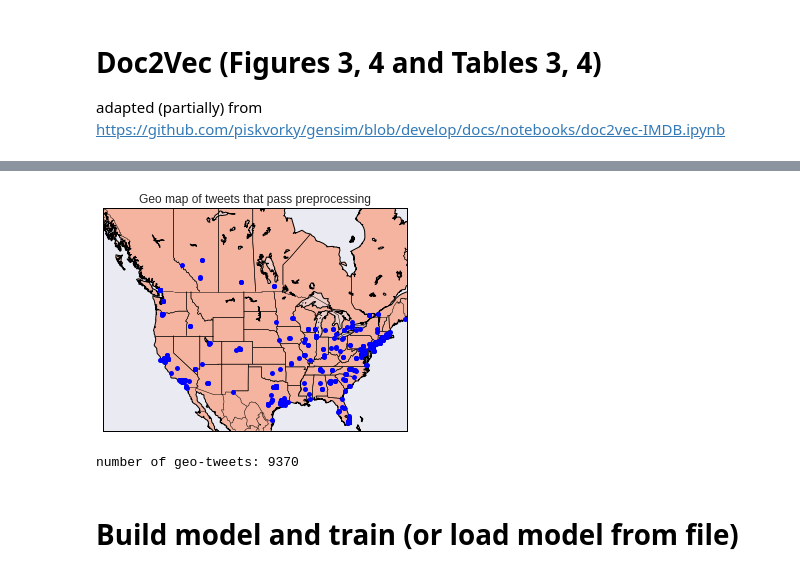
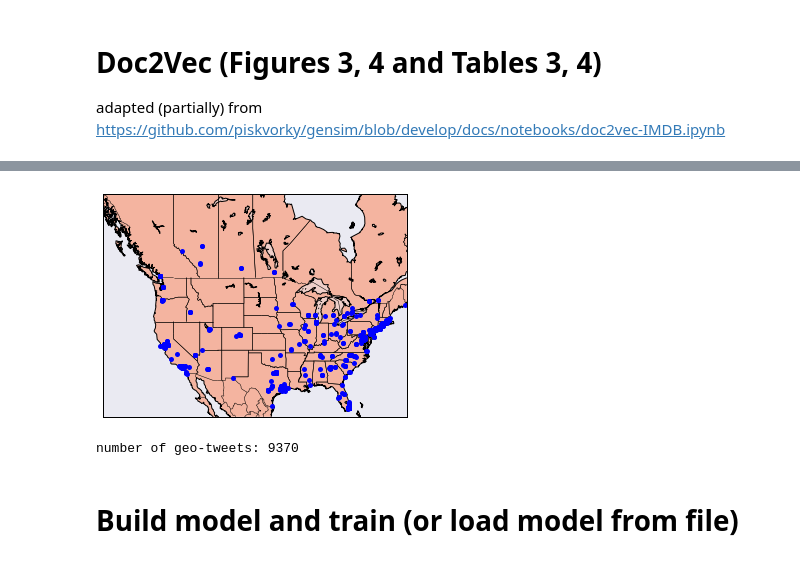
Before and after one commit to quinngroup/sm_w2v, a Jupyter notebook: notebooks/doc2vec.ipynb, the cells around one changed output, grey strips where cells are left out. Saved outputs shown, nothing was run; the diff lists cells and outputs as text; code cells hidden in the pictures.

```diff
--- a/notebooks/doc2vec.ipynb
+++ b/notebooks/doc2vec.ipynb
@@ -27,23 +29,23 @@ print('number of tweets:', len(alldocs))
 # %%
 import sys
 if not('/high_spd_work/sm_w2v' in sys.path):
     sys.path.append('/high_spd_work/sm_w2v')
 
 from sm_w2v.plot_utils import plot_map_twts
 %matplotlib inline
 
 def twt_gen():
     with open('../data/c_twitter.json') as f_in:
         for line in f_in:
             c_twt = json.loads(line)
             if 'coordinates' in c_twt:
                 yield c_twt
 
 geo_twts = list(twt_gen())
-plot_map_twts(geo_twts, 'Geo map of tweets that pass preprocessing')
+plot_map_twts(geo_twts, '')
 print('number of geo-tweets:', len(geo_twts))
 # %% [output]
-[figure, old version]
+[figure, new version]
 number of geo-tweets: 9370
 # %% [markdown]
 # Build model and train (or load model from file)
```
Also changed, not shown: parts of 1 cell of this notebook, 30 other files.
